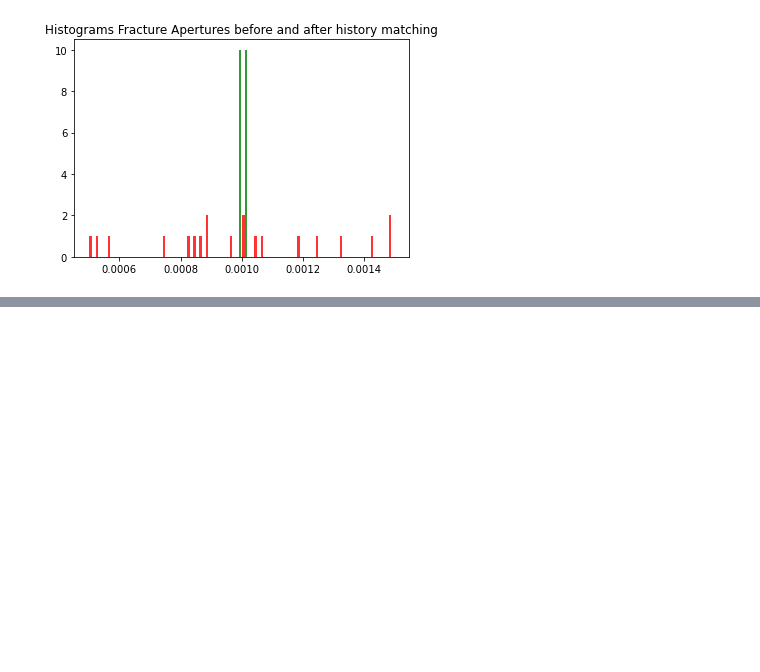
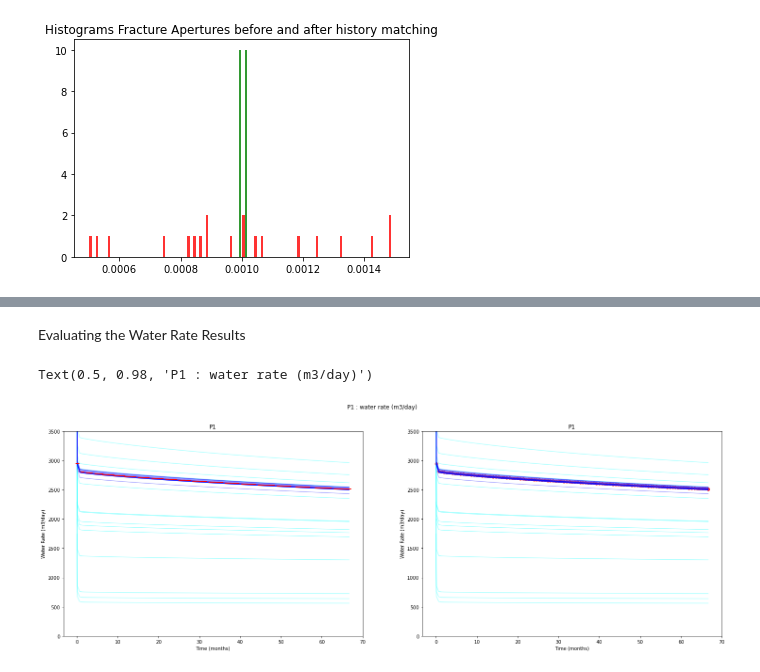
Before and after one commit to gabrielserrao/DA-DARTS-Naturally-Fractured-Reservoir, a Jupyter notebook: mainDA_explained.ipynb, the cells around one changed output, grey strips where cells are left out. Drawn from its saved outputs; the diff is of its cells as text; code cells hidden in the pictures; blank space fills up the shorter version.

```diff
--- a/mainDA_explained.ipynb
+++ b/mainDA_explained.ipynb
@@ -345,0 +350,57 @@ Text(0.5, 0.98, 'P1 : temperature (K)')
+# %% [markdown]
+Evaluating the Water Rate Results
+# %%
+vazao = ['P1 : water rate (m3/day)']
+#Read the result of the posterior
+D_qw = ReadModels(destDir, vazao, Nd, Ne)*(-1)
+#Read the result of the prior
+Prior = 20
+D_qw_prior = ReadModels('simulations\it0', vazao, Nd, Prior)*(-1)
+
+#Read the reference data
+obsData_qw= np.array(time_data['P1 : water rate (m3/day)'])
+obsValues_qw = np.array(obsData_qw)*(-1)
+dObs_qw = obsValues_qw.T.flatten()
+CeDiag_qw =np.array(0.001*dObs_qw[:]) #diagonal of the covariance matrix of observed data %1 of the water rate
+# %%
+#%%
+# Split the data into data array
+wellDataPriorArray = np.split(D_qw_prior, NWells)
+wellDataPostArray = np.split(D_qw, NWells)
+wellDataObsArray = np.split(dObs_qw, NWells)
+wellDataObsErrorArray = np.split(CeDiag_qw, NWells)
+
+wellSubtitle = ['P1']
+timeMonths = dTime/30.0
+
+
+# get data and store in an array
+prior = wellDataPriorArray # wellDataPriorArray[0:11:2]
+post = wellDataPostArray # wellDataPostArray[0:11:2]
+plotObsData = wellDataObsArray #wellDataObsArray[0:11:2]
+errObsData = wellDataObsErrorArray #wellDataObsErrorArray[0:11:2]
+
+fig, ax = plt.subplots(nrows=1, ncols=2, figsize=(25,8))
+axFlat = ax.flatten()
+
+axFlat[0].set_facecolor('white')
+axFlat[0].plot(timeMonths, prior[0], color='#00FFFF', alpha=0.3)
+axFlat[0].plot(timeMonths, post[0], color='b', alpha=0.3)
+axFlat[0].errorbar(timeMonths, plotObsData[0], yerr=errObsData[i], fmt='_ r', capthick=1, capsize=4)
+#axFlat[0].plot(timeMonths, plotObsData[i],color='red', alpha=0.5)
+axFlat[0].set_title(wellSubtitle[0])
+axFlat[0].set_xlabel('Time (months)')
+axFlat[0].set_ylabel('Water Rate (m3/day)')
+axFlat[0].set_ylim([0, 3500])
+
+axFlat[1].plot(timeMonths, prior[0], color='#00FFFF', alpha=0.3)
+axFlat[1].plot(timeMonths, post[0], color='b', alpha=0.3)
+axFlat[1].scatter(timeMonths, plotObsData[0],color='red', alpha=0.5)
+axFlat[1].set_title(wellSubtitle[0])
+axFlat[1].set_xlabel('Time (months)')
+axFlat[1].set_ylabel('Water Rate (m3/day)')
+axFlat[1].set_ylim([0, 3500])
+fig.suptitle('P1 : water rate (m3/day)')
+# %% [output]
+Text(0.5, 0.98, 'P1 : water rate (m3/day)')
+[figure, added]
```
Also changed, not shown: parts of 3 cells of this notebook, 2 other files.
